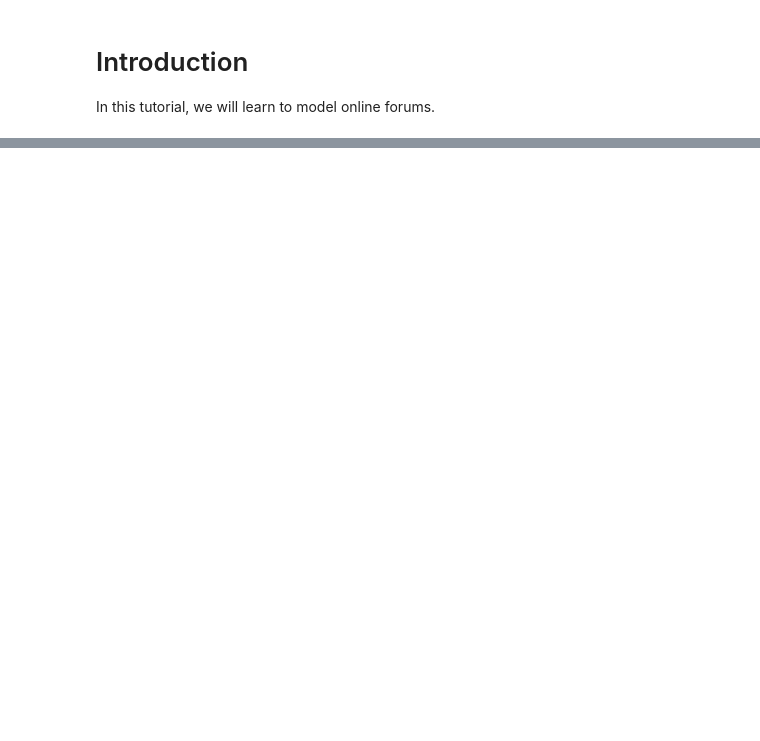
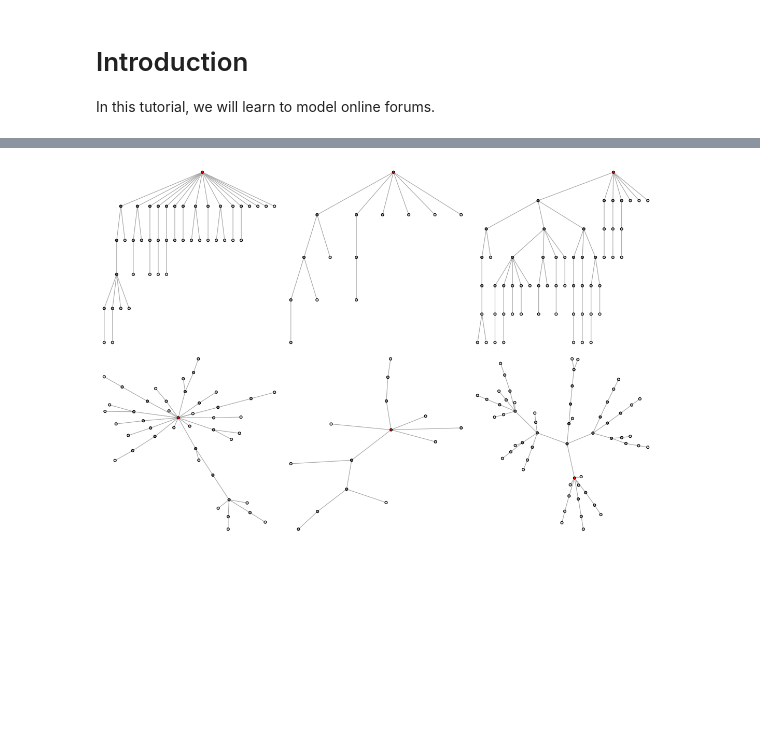
Before and after one commit to alumbreras/generative-discussion-threads, a Jupyter notebook: analysis/Tutorial ASONAM/notebook_asonam.ipynb, the cells around one changed output, grey strips where cells are left out. Cells and saved outputs as stored; diff of their text form; code cells hidden in the pictures; blank space fills up the shorter version.

```diff
--- a/analysis/Tutorial ASONAM/notebook_asonam.ipynb
+++ b/analysis/Tutorial ASONAM/notebook_asonam.ipynb
@@ -55,0 +49,30 @@ Loading genthreads
+# %%
+data("df.posts.france")
+
+df.thread <- df.posts %>%
+  group_by(thread) %>% arrange(date) %>% filter(n()>10) %>%
+  mutate(pi = as.integer(match(parent, unique(parent))-1)) %>%
+  ungroup %>%
+  arrange(thread, date)
+
+parents <- df.thread %>% filter(pi > 0) %>% group_by(thread) %>%
+  do(thread=.$pi) %>%  ungroup()  %>%
+  lapply(function(x) {(x)})
+parents <- parents[[1]]
+
+cat('Threads:', length(parents))
+# %%
+options(repr.plot.width=9, repr.plot.height=9)
+
+# Plot some threads in tree and graph representations
+
+par(mfrow = c(3,3))
+plot.tree(parents[[1]])
+plot.tree(parents[[2]])
+plot.tree(parents[[3]])
+
+plot.tree.nicely(parents[[1]])
+plot.tree.nicely(parents[[2]])
+plot.tree.nicely(parents[[3]])
+# %% [output]
+[figure, added]
```
Also changed, not shown: parts of 13 cells of this notebook, 1 other file.
